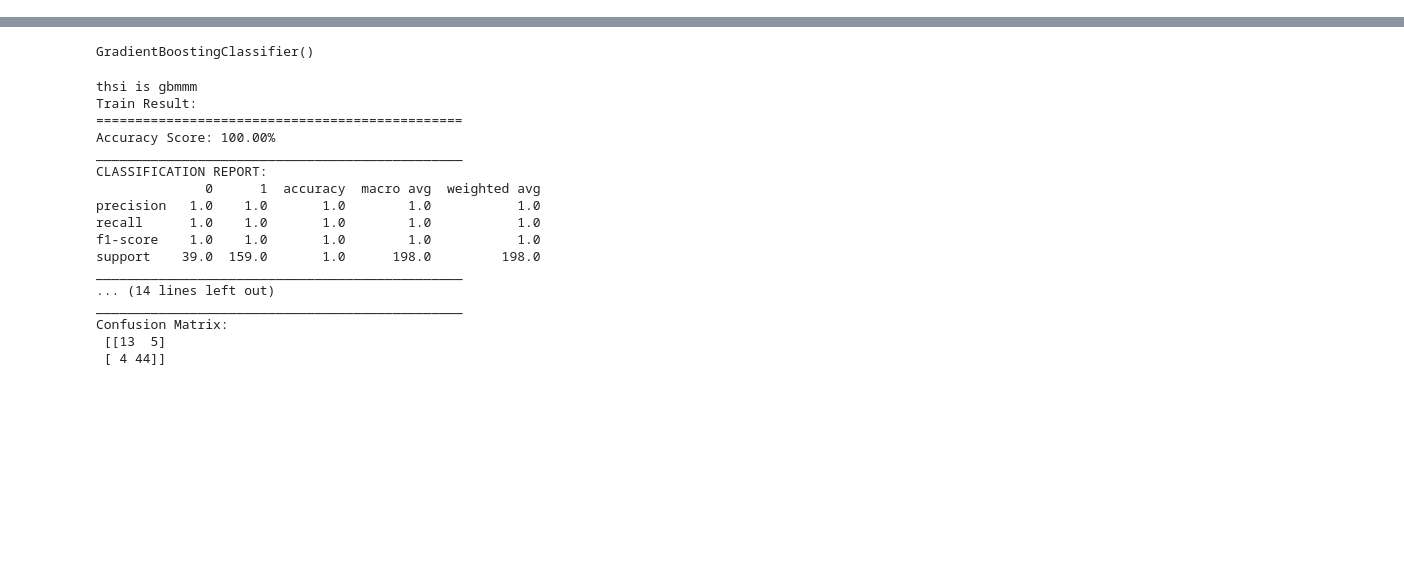
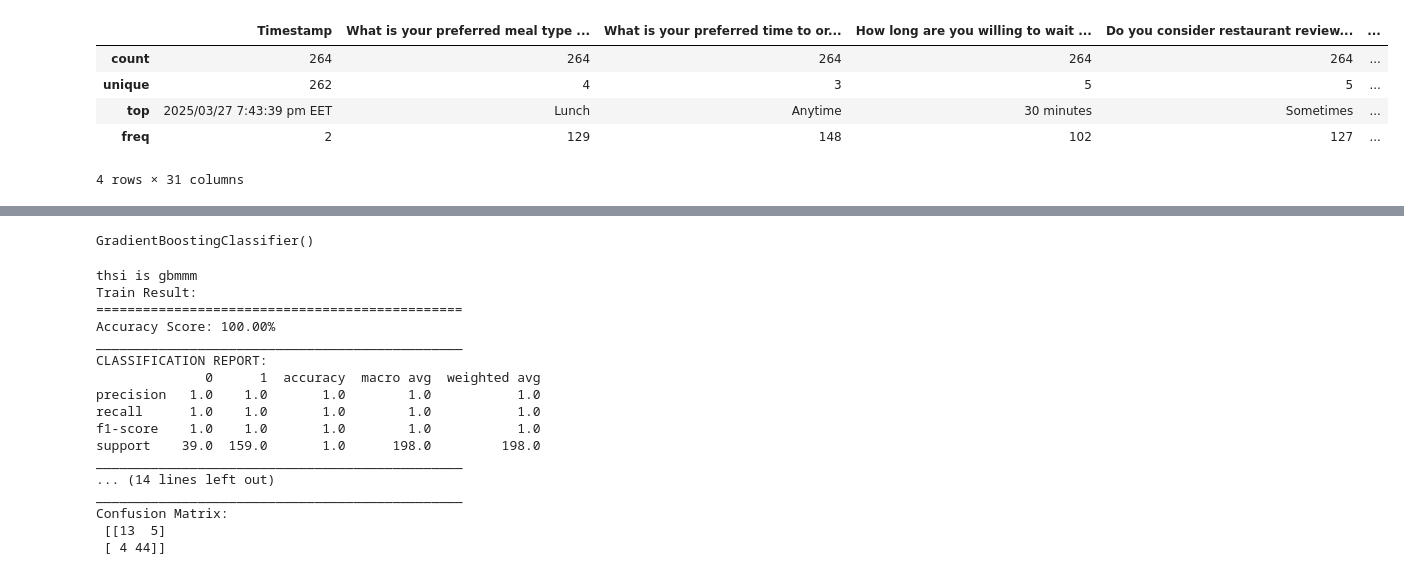
Before and after one commit to mayamoneib/deliveryfood, a Jupyter notebook: surveydata.ipynb, the cells around one changed output, grey strips where cells are left out. Saved outputs shown, nothing was run; the diff lists cells and outputs as text; code cells hidden in the pictures; blank space fills up the shorter version.

```diff
--- a/surveydata.ipynb
+++ b/surveydata.ipynb
@@ -371,0 +37,9 @@ Confusion Matrix:
+# %%
+df.describe()
+# %% [output]
+|  | Timestamp | What is your preferred meal type ... | What is your preferred time to or... | How long are you willing to wait ... | Do you consider restaurant review... | ... |
+| count | 264 | 264 | 264 | 264 | 264 | ... |
+| unique | 262 | 4 | 3 | 5 | 5 | ... |
+| top | 2025/03/27 7:43:39 pm EET | Lunch | Anytime | 30 minutes | Sometimes | ... |
+| freq | 2 | 129 | 148 | 102 | 127 | ... |
+4 rows × 31 columns
```
Also changed, not shown: parts of 59 cells of this notebook.
